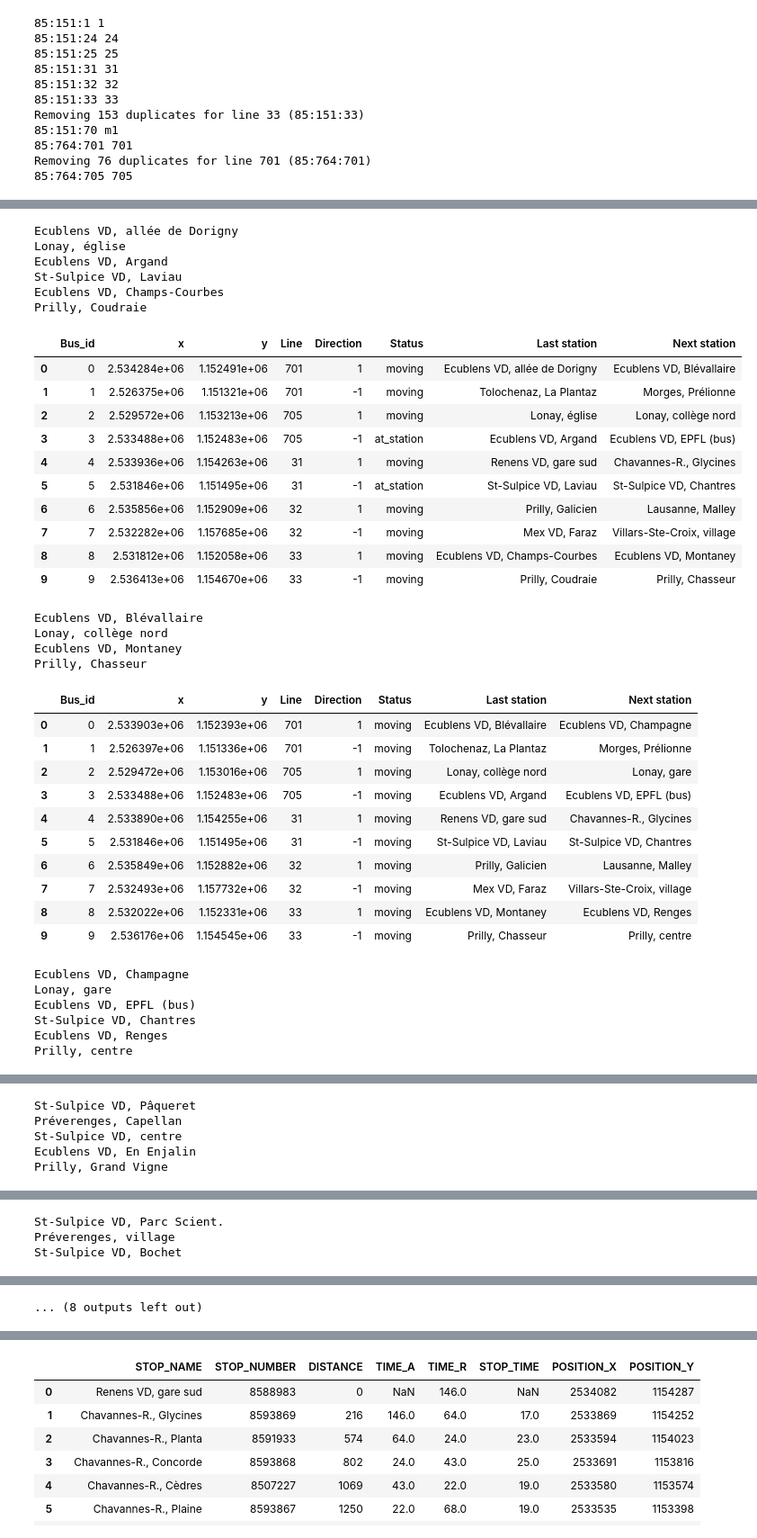
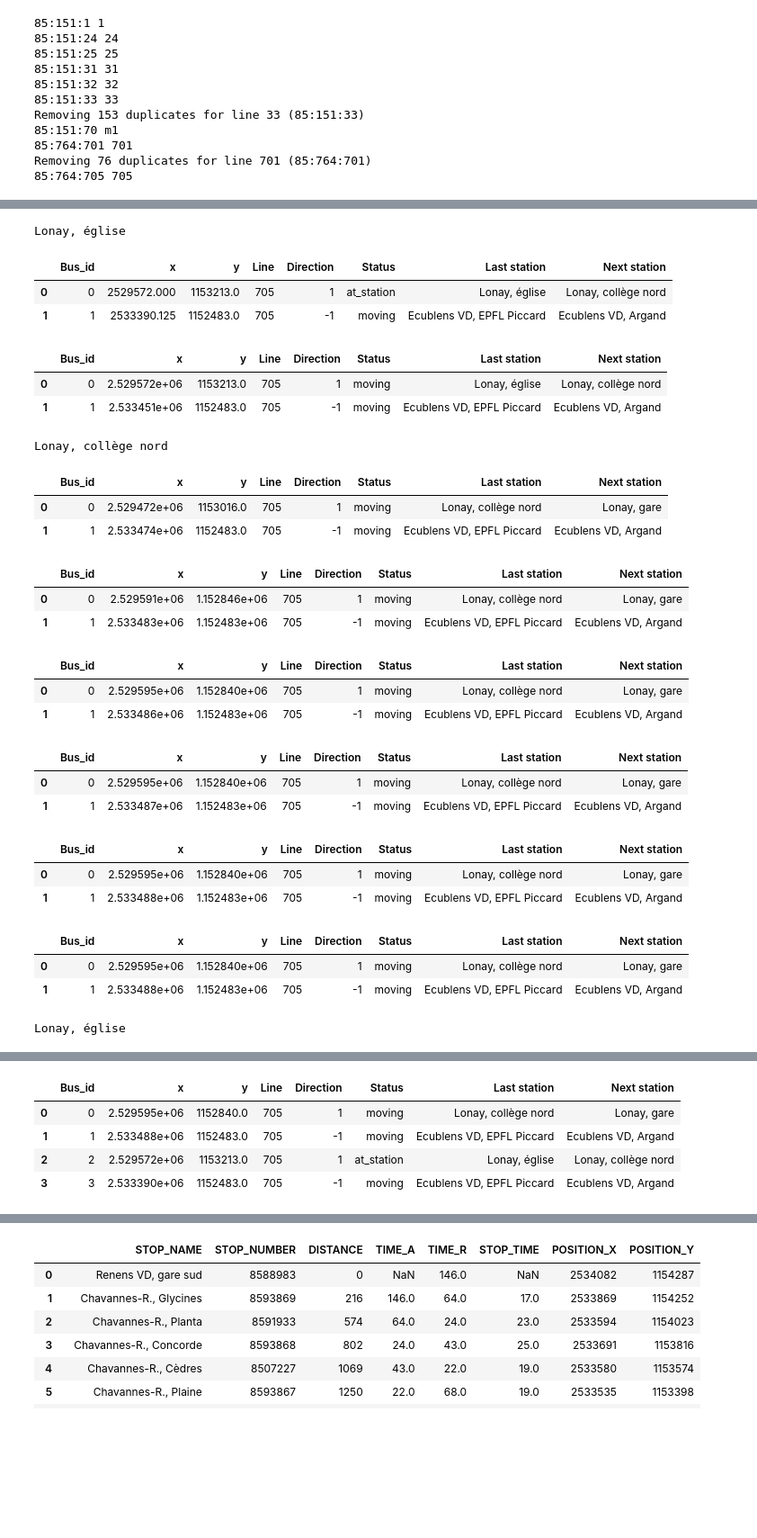
Before and after one commit to merlebleue/DRONES-AND-BUS, a Jupyter notebook: demo.ipynb, the cells around one changed output, grey strips where cells are left out. Shown at 90% size. Saved outputs shown, nothing was run; the diff lists cells and outputs as text; code cells hidden in the pictures; blank space fills up the shorter version.

```diff
--- a/demo.ipynb
+++ b/demo.ipynb
@@ -48,50 +104,39 @@ Removing 76 duplicates for line 701 (85:764:701)
 # %%
 bus_system = SimpleBusSystem(area = ecublens,
-                             lines = [701, 705, 31, 32, 33],
+                             lines = [705],
                              frequency = 8,
                              callback_at_station=lambda x : print(x.STOP_NAME),
-                             speed_factor=100
+                             speed_factor=60
                              )
 
 for i in range(10):
     bus_system.simulate()
     display(bus_system.get_bus_status())
 # %% [output]
-Ecublens VD, allée de Dorigny
 Lonay, église
-Ecublens VD, Argand
-St-Sulpice VD, Laviau
-Ecublens VD, Champs-Courbes
-Prilly, Coudraie
 |  | Bus_id | x | y | Line | Direction | Status | Last station | Next station |
-| 0 | 0 | 2.534284e+06 | 1.152491e+06 | 701 | 1 | moving | Ecublens VD, allée de Dorigny | Ecublens VD, Blévallaire |
-| 1 | 1 | 2.526375e+06 | 1.151321e+06 | 701 | -1 | moving | Tolochenaz, La Plantaz | Morges, Prélionne |
-| 2 | 2 | 2.529572e+06 | 1.153213e+06 | 705 | 1 | moving | Lonay, église | Lonay, collège nord |
-| 3 | 3 | 2.533488e+06 | 1.152483e+06 | 705 | -1 | at_station | Ecublens VD, Argand | Ecublens VD, EPFL (bus) |
-| 4 | 4 | 2.533936e+06 | 1.154263e+06 | 31 | 1 | moving | Renens VD, gare sud | Chavannes-R., Glycines |
-| 5 | 5 | 2.531846e+06 | 1.151495e+06 | 31 | -1 | at_station | St-Sulpice VD, Laviau | St-Sulpice VD, Chantres |
-| 6 | 6 | 2.535856e+06 | 1.152909e+06 | 32 | 1 | moving | Prilly, Galicien | Lausanne, Malley |
-| 7 | 7 | 2.532282e+06 | 1.157685e+06 | 32 | -1 | moving | Mex VD, Faraz | Villars-Ste-Croix, village |
-| 8 | 8 | 2.531812e+06 | 1.152058e+06 | 33 | 1 | moving | Ecublens VD, Champs-Courbes | Ecublens VD, Montaney |
-| 9 | 9 | 2.536413e+06 | 1.154670e+06 | 33 | -1 | moving | Prilly, Coudraie | Prilly, Chasseur |
+| 0 | 0 | 2529572.000 | 1153213.0 | 705 | 1 | at_station | Lonay, église | Lonay, collège nord |
+| 1 | 1 | 2533390.125 | 1152483.0 | 705 | -1 | moving | Ecublens VD, EPFL Piccard | Ecublens VD, Argand |
+|  | Bus_id | x | y | Line | Direction | Status | Last station | Next station |
+| 0 | 0 | 2.529572e+06 | 1153213.0 | 705 | 1 | moving | Lonay, église | Lonay, collège nord |
+| 1 | 1 | 2.533451e+06 | 1152483.0 | 705 | -1 | moving | Ecublens VD, EPFL Piccard | Ecublens VD, Argand |
-Ecublens VD, Blévallaire
 Lonay, collège nord
-Ecublens VD, Montaney
-Prilly, Chasseur
-|  | Bus_id | x | y | Line | Direction | Status | Last station | Next station |
-| 0 | 0 | 2.533903e+06 | 1.152393e+06 | 701 | 1 | moving | Ecublens VD, Blévallaire | Ecublens VD, Champagne |
-| 1 | 1 | 2.526397e+06 | 1.151336e+06 | 701 | -1 | moving | Tolochenaz, La Plantaz | Morges, Prélionne |
-| 2 | 2 | 2.529472e+06 | 1.153016e+06 | 705 | 1 | moving | Lonay, collège nord | Lonay, gare |
-| 3 | 3 | 2.533488e+06 | 1.152483e+06 | 705 | -1 | moving | Ecublens VD, Argand | Ecublens VD, EPFL (bus) |
-| 4 | 4 | 2.533890e+06 | 1.154255e+06 | 31 | 1 | moving | Renens VD, gare sud | Chavannes-R., Glycines |
-| 5 | 5 | 2.531846e+06 | 1.151495e+06 | 31 | -1 | moving | St-Sulpice VD, Laviau | St-Sulpice VD, Chantres |
-| 6 | 6 | 2.535849e+06 | 1.152882e+06 | 32 | 1 | moving | Prilly, Galicien | Lausanne, Malley |
-| 7 | 7 | 2.532493e+06 | 1.157732e+06 | 32 | -1 | moving | Mex VD, Faraz | Villars-Ste-Croix, village |
-| 8 | 8 | 2.532022e+06 | 1.152331e+06 | 33 | 1 | moving | Ecublens VD, Montaney | Ecublens VD, Renges |
-| 9 | 9 | 2.536176e+06 | 1.154545e+06 | 33 | -1 | moving | Prilly, Chasseur | Prilly, centre |
+|  | Bus_id | x | y | Line | Direction | Status | Last station | Next station |
+| 0 | 0 | 2.529472e+06 | 1153016.0 | 705 | 1 | moving | Lonay, collège nord | Lonay, gare |
+| 1 | 1 | 2.533474e+06 | 1152483.0 | 705 | -1 | moving | Ecublens VD, EPFL Piccard | Ecublens VD, Argand |
+|  | Bus_id | x | y | Line | Direction | Status | Last station | Next station |
+| 0 | 0 | 2.529591e+06 | 1.152846e+06 | 705 | 1 | moving | Lonay, collège nord | Lonay, gare |
+| 1 | 1 | 2.533483e+06 | 1.152483e+06 | 705 | -1 | moving | Ecublens VD, EPFL Piccard | Ecublens VD, Argand |
+|  | Bus_id | x | y | Line | Direction | Status | Last station | Next station |
+| 0 | 0 | 2.529595e+06 | 1.152840e+06 | 705 | 1 | moving | Lonay, collège nord | Lonay, gare |
+| 1 | 1 | 2.533486e+06 | 1.152483e+06 | 705 | -1 | moving | Ecublens VD, EPFL Piccard | Ecublens VD, Argand |
+|  | Bus_id | x | y | Line | Direction | Status | Last station | Next station |
+| 0 | 0 | 2.529595e+06 | 1.152840e+06 | 705 | 1 | moving | Lonay, collège nord | Lonay, gare |
+| 1 | 1 | 2.533487e+06 | 1.152483e+06 | 705 | -1 | moving | Ecublens VD, EPFL Piccard | Ecublens VD, Argand |
+|  | Bus_id | x | y | Line | Direction | Status | Last station | Next station |
+| 0 | 0 | 2.529595e+06 | 1.152840e+06 | 705 | 1 | moving | Lonay, collège nord | Lonay, gare |
+| 1 | 1 | 2.533488e+06 | 1.152483e+06 | 705 | -1 | moving | Ecublens VD, EPFL Piccard | Ecublens VD, Argand |
+|  | Bus_id | x | y | Line | Direction | Status | Last station | Next station |
+| 0 | 0 | 2.529595e+06 | 1.152840e+06 | 705 | 1 | moving | Lonay, collège nord | Lonay, gare |
+| 1 | 1 | 2.533488e+06 | 1.152483e+06 | 705 | -1 | moving | Ecublens VD, EPFL Piccard | Ecublens VD, Argand |
-Ecublens VD, Champagne
-Lonay, gare
-Ecublens VD, EPFL (bus)
-St-Sulpice VD, Chantres
-Ecublens VD, Renges
-Prilly, centre
+Lonay, église
@@ -109,5 +142,0 @@ Prilly, centre
-St-Sulpice VD, Pâqueret
-Préverenges, Capellan
-St-Sulpice VD, centre
-Ecublens VD, En Enjalin
-Prilly, Grand Vigne
@@ -125,3 +142,0 @@ Prilly, Grand Vigne
-St-Sulpice VD, Parc Scient.
-Préverenges, village
-St-Sulpice VD, Bochet
@@ -153 +143,5 @@ Prilly, Flumeaux
-... (8 outputs left out)
+|  | Bus_id | x | y | Line | Direction | Status | Last station | Next station |
+| 0 | 0 | 2.529595e+06 | 1152840.0 | 705 | 1 | moving | Lonay, collège nord | Lonay, gare |
+| 1 | 1 | 2.533488e+06 | 1152483.0 | 705 | -1 | moving | Ecublens VD, EPFL Piccard | Ecublens VD, Argand |
+| 2 | 2 | 2.529572e+06 | 1153213.0 | 705 | 1 | at_station | Lonay, église | Lonay, collège nord |
+| 3 | 3 | 2.533390e+06 | 1152483.0 | 705 | -1 | moving | Ecublens VD, EPFL Piccard | Ecublens VD, Argand |
```
Also changed, not shown: parts of 6 cells of this notebook, 5 other files.
